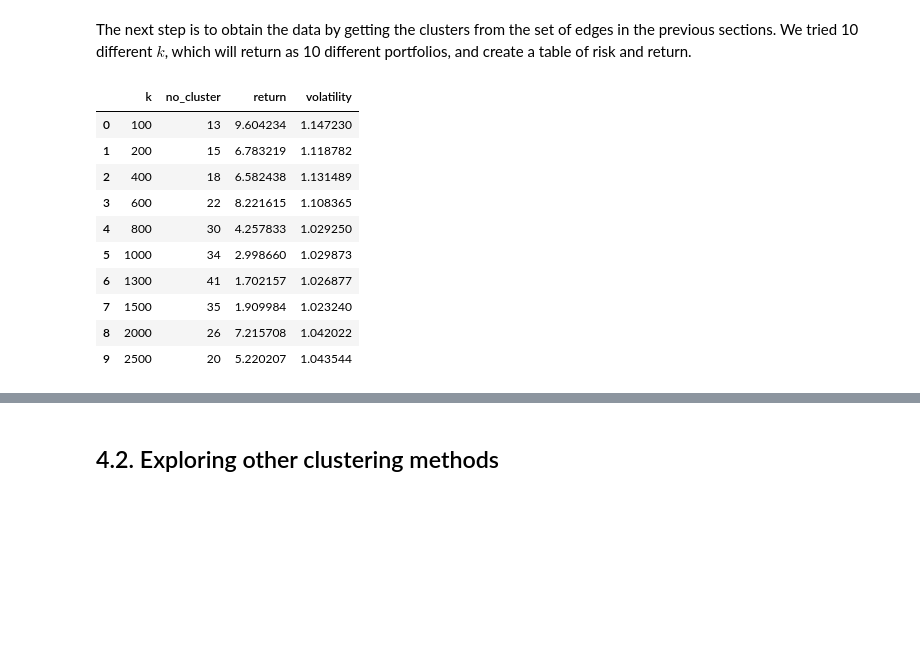
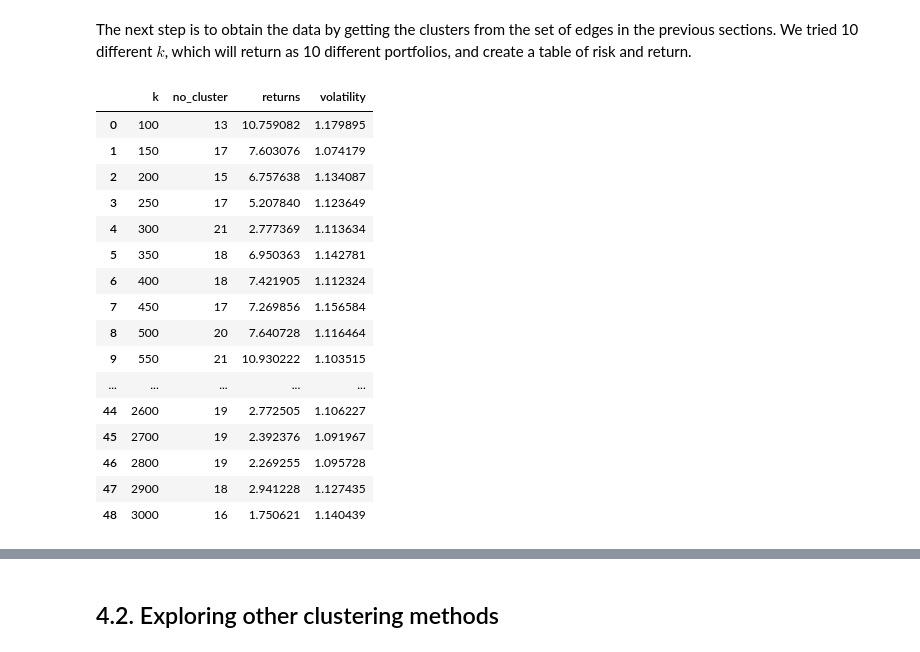
Before and after one commit to kaixuant/DSA_Stock, a Jupyter notebook: Stock Market Clustering.ipynb, the cells around one changed output, grey strips where cells are left out. Saved outputs shown, nothing was run; the diff lists cells and outputs as text; code cells hidden in the pictures; blank space fills up the shorter version.

```diff
--- a/Stock Market Clustering.ipynb
+++ b/Stock Market Clustering.ipynb
@@ -713,48 +713,55 @@ def portfVolatility(daily_return, table):
 # %% [markdown]
 The next step is to obtain the data by getting the clusters from the set of edges in the previous sections. We tried 10 different $k$, which will return as 10 different portfolios, and create a table of risk and return.
 # %%
-k_list = [100, 200, 400, 600, 800, 1000, 1300, 1500, 2000, 2500]
+k_list = list(range(100, 2000, 50)) + list(range(2000, 3050, 100))
+
 ClusGroup = []
 
 for k in k_list: # initiate the cluster
     cluster = getClusters(k)
     ClusGroup.append(clusterGroup(cluster))
 
 no_cluster = []
 for group in ClusGroup: # calculate the number of cluster for each k
     no_cluster.append(len(group))
 
 portfolioGroup = []
 for cluster in ClusGroup: # take 2 random stocks from each cluster to portfolio
     portfolioGroup.append(portfolioGen(cluster))
 
 GroupReturn = []
 for portf in portfolioGroup: # create helper table and calculate return
     GroupReturn.append(portfReturn(portfTable(portf)))
 
 GroupVolatility = []
 for portf in portfolioGroup: #
     dailyR = portfDaily(portf)
     table = portfTable(portf)
     GroupVolatility.append(portfVolatility(dailyR, table) * 100)
 
 ClusterRiskReturn = pd.DataFrame({
     'k': k_list,
     'no_cluster': no_cluster,
-    'return': GroupReturn,
+    'returns': GroupReturn,
     'volatility': GroupVolatility
     })
 
 ClusterRiskReturn
 # %% [output]
-|  | k | no_cluster | return | volatility |
-| 0 | 100 | 13 | 9.604234 | 1.147230 |
-| 1 | 200 | 15 | 6.783219 | 1.118782 |
-| 2 | 400 | 18 | 6.582438 | 1.131489 |
-| 3 | 600 | 22 | 8.221615 | 1.108365 |
-| 4 | 800 | 30 | 4.257833 | 1.029250 |
-| 5 | 1000 | 34 | 2.998660 | 1.029873 |
-| 6 | 1300 | 41 | 1.702157 | 1.026877 |
-| 7 | 1500 | 35 | 1.909984 | 1.023240 |
-| 8 | 2000 | 26 | 7.215708 | 1.042022 |
-| 9 | 2500 | 20 | 5.220207 | 1.043544 |
+|  | k | no_cluster | returns | volatility |
+| 0 | 100 | 13 | 10.759082 | 1.179895 |
+| 1 | 150 | 17 | 7.603076 | 1.074179 |
+| 2 | 200 | 15 | 6.757638 | 1.134087 |
+| 3 | 250 | 17 | 5.207840 | 1.123649 |
+| 4 | 300 | 21 | 2.777369 | 1.113634 |
+| 5 | 350 | 18 | 6.950363 | 1.142781 |
+| 6 | 400 | 18 | 7.421905 | 1.112324 |
+| 7 | 450 | 17 | 7.269856 | 1.156584 |
+| 8 | 500 | 20 | 7.640728 | 1.116464 |
+| 9 | 550 | 21 | 10.930222 | 1.103515 |
+| ... | ... | ... | ... | ... |
+| 44 | 2600 | 19 | 2.772505 | 1.106227 |
+| 45 | 2700 | 19 | 2.392376 | 1.091967 |
+| 46 | 2800 | 19 | 2.269255 | 1.095728 |
+| 47 | 2900 | 18 | 2.941228 | 1.127435 |
+| 48 | 3000 | 16 | 1.750621 | 1.140439 |
```
Also changed, not shown: parts of 3 cells of this notebook.
